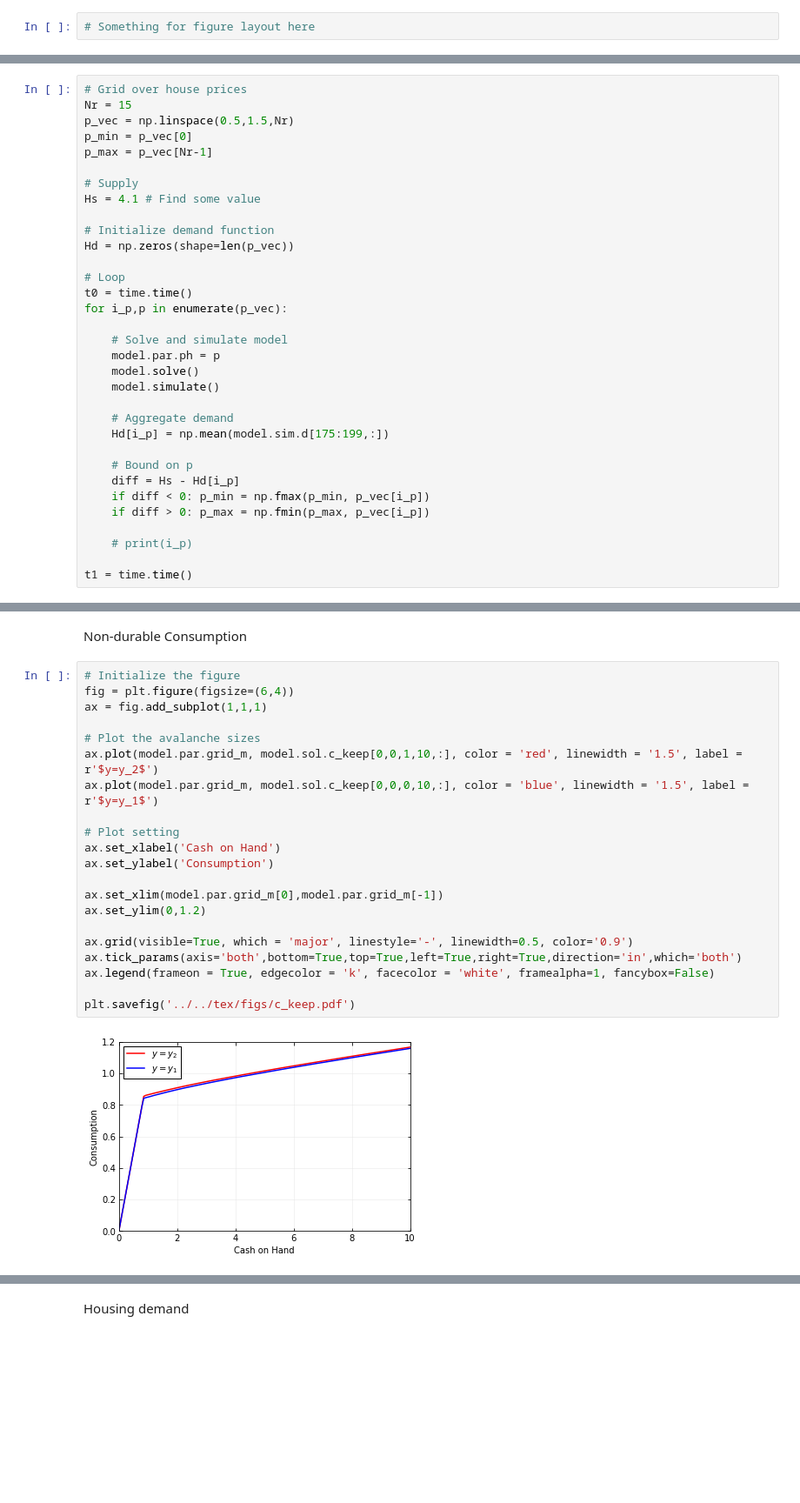
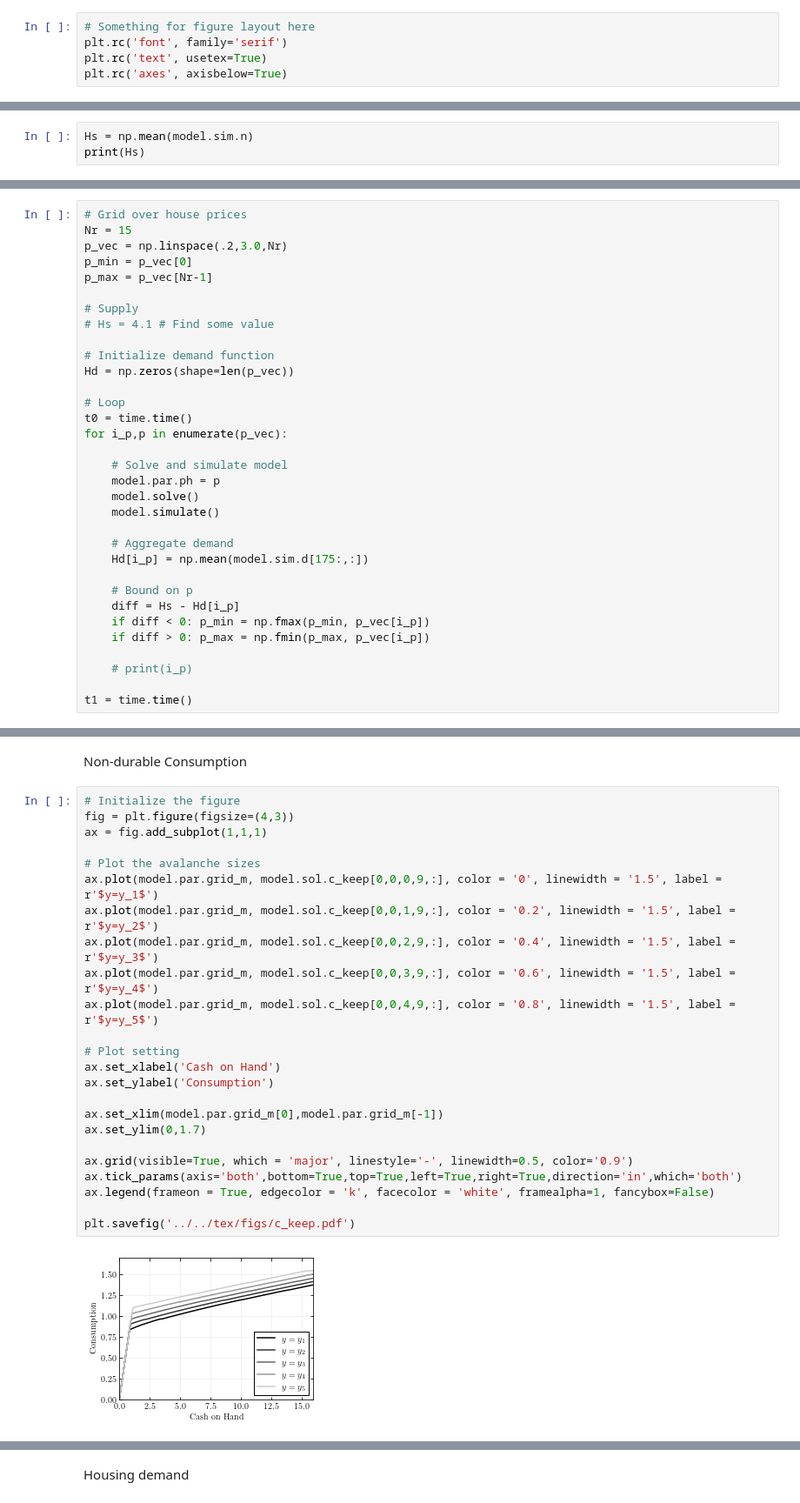
Before and after one commit to madsankern/MA_thesis, a Jupyter notebook: 00 - Stationary.ipynb, the cells around one changed output, grey strips where cells are left out. Shown at 87% size. Cells and saved outputs as stored; diff of their text form; blank space fills up the shorter version.

```diff
--- a/00 - Stationary.ipynb
+++ b/00 - Stationary.ipynb
@@ -27,5 +24,8 @@ The autoreload extension is already loaded. To reload it, use:
 # %%
 # Something for figure layout here
+plt.rc('font', family='serif')
+plt.rc('text', usetex=True)
+plt.rc('axes', axisbelow=True)
 # %%
 # Define the model
 model = HousingModelClass(name='example_negm',par={'solmethod':'negm', 'do_print':False})
@@ -40,0 +42,3 @@ model.simulate()
+# %%
+Hs = np.mean(model.sim.n)
+print(Hs)
@@ -45,12 +51,12 @@ Find demand curve over a grid of house prices
 # %%
 # Grid over house prices
 Nr = 15
-p_vec = np.linspace(0.5,1.5,Nr)
+p_vec = np.linspace(.2,3.0,Nr)
 p_min = p_vec[0]
 p_max = p_vec[Nr-1]
 
 # Supply
-Hs = 4.1 # Find some value
+# Hs = 4.1 # Find some value
 
 # Initialize demand function
 Hd = np.zeros(shape=len(p_vec))
@@ -65,7 +71,7 @@ for i_p,p in enumerate(p_vec):
     model.simulate()
 
     # Aggregate demand
-    Hd[i_p] = np.mean(model.sim.d[175:199,:])
+    Hd[i_p] = np.mean(model.sim.d[175:,:])
 
     # Bound on p
     diff = Hs - Hd[i_p]
@@ -218,26 +141,29 @@ for t in range(0,200):
 Non-durable Consumption
 # %%
 # Initialize the figure
-fig = plt.figure(figsize=(6,4))
+fig = plt.figure(figsize=(4,3))
 ax = fig.add_subplot(1,1,1)
 
 # Plot the avalanche sizes
-ax.plot(model.par.grid_m, model.sol.c_keep[0,0,1,10,:], color = 'red', linewidth = '1.5', label = r'$y=y_2$')
-ax.plot(model.par.grid_m, model.sol.c_keep[0,0,0,10,:], color = 'blue', linewidth = '1.5', label = r'$y=y_1$')
+ax.plot(model.par.grid_m, model.sol.c_keep[0,0,0,9,:], color = '0', linewidth = '1.5', label = r'$y=y_1$')
+ax.plot(model.par.grid_m, model.sol.c_keep[0,0,1,9,:], color = '0.2', linewidth = '1.5', label = r'$y=y_2$')
+ax.plot(model.par.grid_m, model.sol.c_keep[0,0,2,9,:], color = '0.4', linewidth = '1.5', label = r'$y=y_3$')
+ax.plot(model.par.grid_m, model.sol.c_keep[0,0,3,9,:], color = '0.6', linewidth = '1.5', label = r'$y=y_4$')
+ax.plot(model.par.grid_m, model.sol.c_keep[0,0,4,9,:], color = '0.8', linewidth = '1.5', label = r'$y=y_5$')
 
 # Plot setting
 ax.set_xlabel('Cash on Hand')
 ax.set_ylabel('Consumption')
 
 ax.set_xlim(model.par.grid_m[0],model.par.grid_m[-1])
-ax.set_ylim(0,1.2)
+ax.set_ylim(0,1.7)
 
 ax.grid(visible=True, which = 'major', linestyle='-', linewidth=0.5, color='0.9')
 ax.tick_params(axis='both',bottom=True,top=True,left=True,right=True,direction='in',which='both')
 ax.legend(frameon = True, edgecolor = 'k', facecolor = 'white', framealpha=1, fancybox=False)
 
 plt.savefig('../../tex/figs/c_keep.pdf')
 # %% [output]
-[figure, old version]
+[figure, new version]
 # %%
 # Initialize the figure
```
Also changed, not shown: parts of 49 cells of this notebook, 6 other files.
